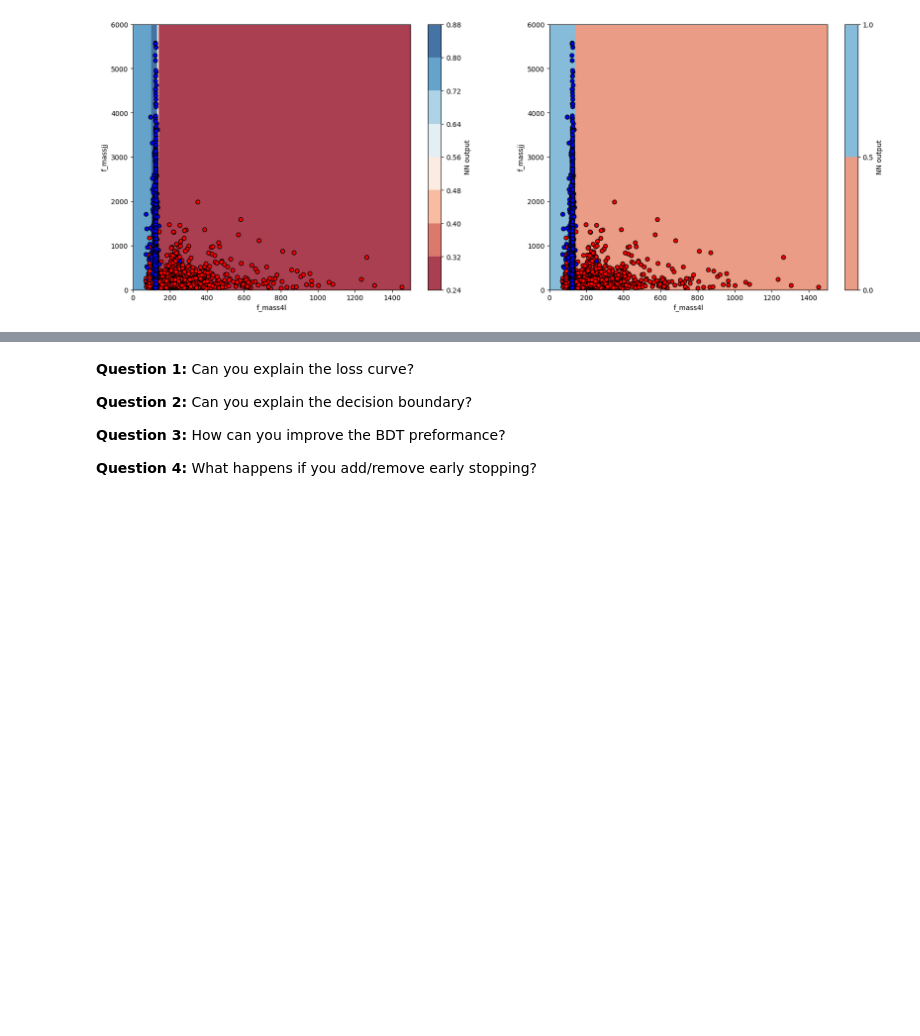
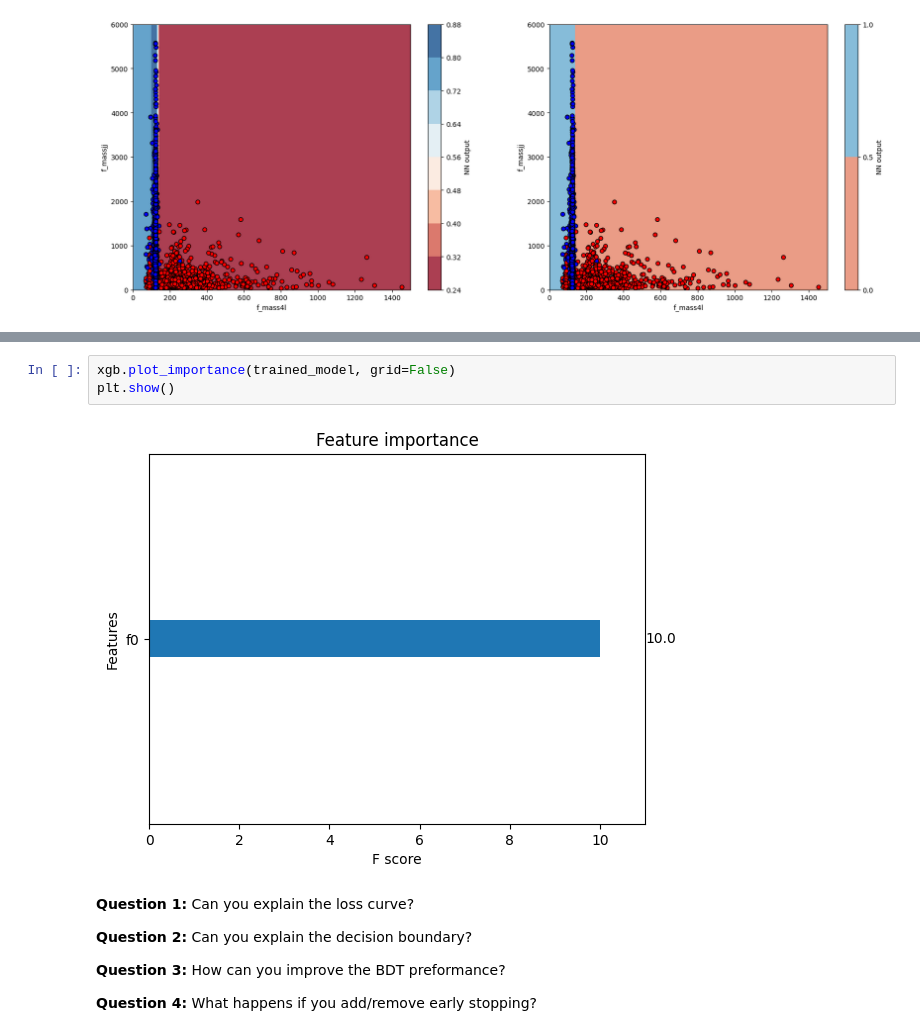
Before and after one commit to FNALLPC/machine-learning-das, a Jupyter notebook: _sources/notebooks/2-boosted-decision-tree.ipynb, the cells around one changed output, grey strips where cells are left out. Drawn from its saved outputs; the diff is of its cells as text; blank space fills up the shorter version.

```diff
--- a/_sources/notebooks/2-boosted-decision-tree.ipynb
+++ b/_sources/notebooks/2-boosted-decision-tree.ipynb
@@ -211,3 +215,8 @@ plt.show()
+# %%
+xgb.plot_importance(trained_model, grid=False)
+plt.show()
+# %% [output]
+[figure, added]
 # %% [markdown]
 **Question 1:** Can you explain the loss curve?
 
```
Also changed, not shown: parts of 2 cells of this notebook, 11 other files.
